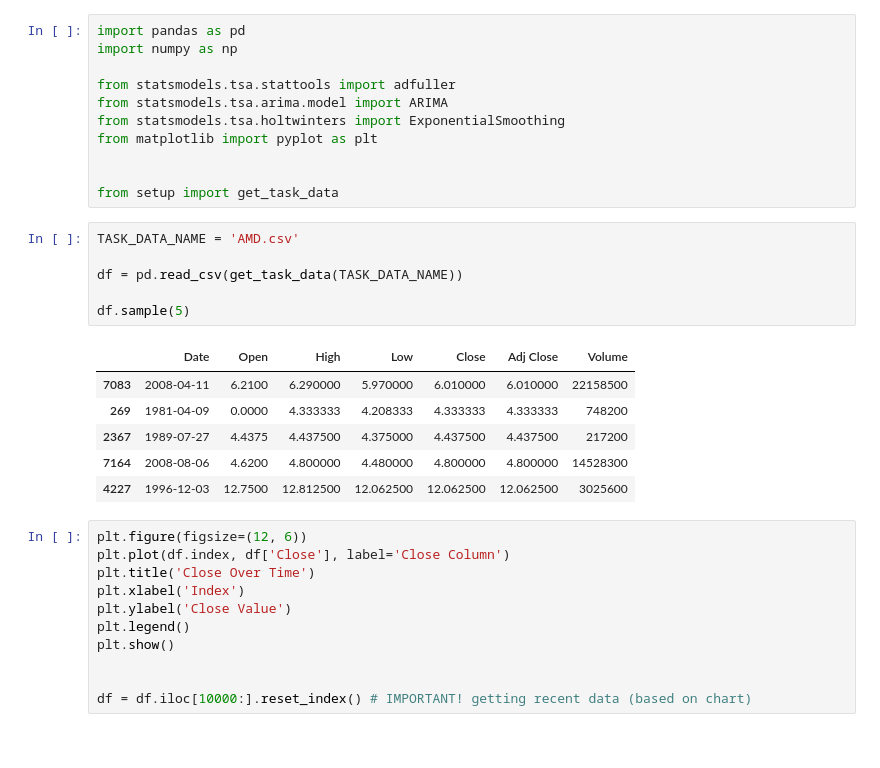
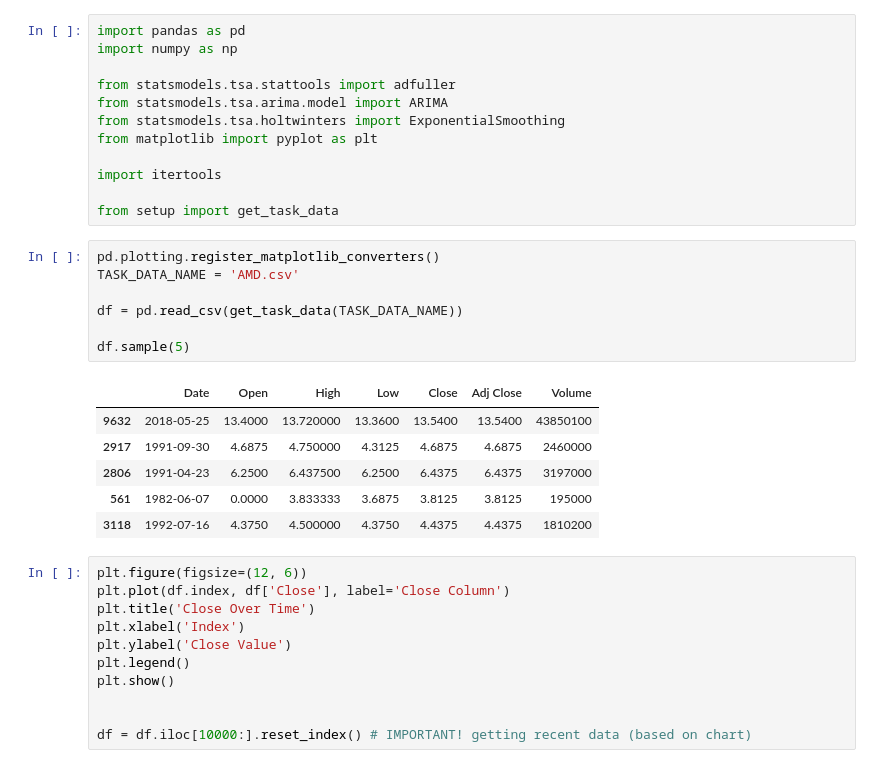
Before and after one commit to volodymyrkir/exploratory_data_analysis, a Jupyter notebook: tasks/task_3.ipynb, the cells around one changed output. Drawn from its saved outputs; the diff is of its cells as text.

```diff
--- a/tasks/task_3.ipynb
+++ b/tasks/task_3.ipynb
@@ -7,21 +7,23 @@ from statsmodels.tsa.arima.model import ARIMA
 from statsmodels.tsa.holtwinters import ExponentialSmoothing
 from matplotlib import pyplot as plt
 
+import itertools
 
 from setup import get_task_data
 # %%
+pd.plotting.register_matplotlib_converters()
 TASK_DATA_NAME = 'AMD.csv'
 
 df = pd.read_csv(get_task_data(TASK_DATA_NAME))
 
 df.sample(5)
 # %% [output]
 |  | Date | Open | High | Low | Close | Adj Close | Volume |
-| 7083 | 2008-04-11 | 6.2100 | 6.290000 | 5.970000 | 6.010000 | 6.010000 | 22158500 |
-| 269 | 1981-04-09 | 0.0000 | 4.333333 | 4.208333 | 4.333333 | 4.333333 | 748200 |
-| 2367 | 1989-07-27 | 4.4375 | 4.437500 | 4.375000 | 4.437500 | 4.437500 | 217200 |
-| 7164 | 2008-08-06 | 4.6200 | 4.800000 | 4.480000 | 4.800000 | 4.800000 | 14528300 |
-| 4227 | 1996-12-03 | 12.7500 | 12.812500 | 12.062500 | 12.062500 | 12.062500 | 3025600 |
+| 9632 | 2018-05-25 | 13.4000 | 13.720000 | 13.3600 | 13.5400 | 13.5400 | 43850100 |
+| 2917 | 1991-09-30 | 4.6875 | 4.750000 | 4.3125 | 4.6875 | 4.6875 | 2460000 |
+| 2806 | 1991-04-23 | 6.2500 | 6.437500 | 6.2500 | 6.4375 | 6.4375 | 3197000 |
+| 561 | 1982-06-07 | 0.0000 | 3.833333 | 3.6875 | 3.8125 | 3.8125 | 195000 |
+| 3118 | 1992-07-16 | 4.3750 | 4.500000 | 4.3750 | 4.4375 | 4.4375 | 1810200 |
 # %%
 plt.figure(figsize=(12, 6))
 plt.plot(df.index, df['Close'], label='Close Column')
```
Also changed, not shown: parts of 8 cells of this notebook.
